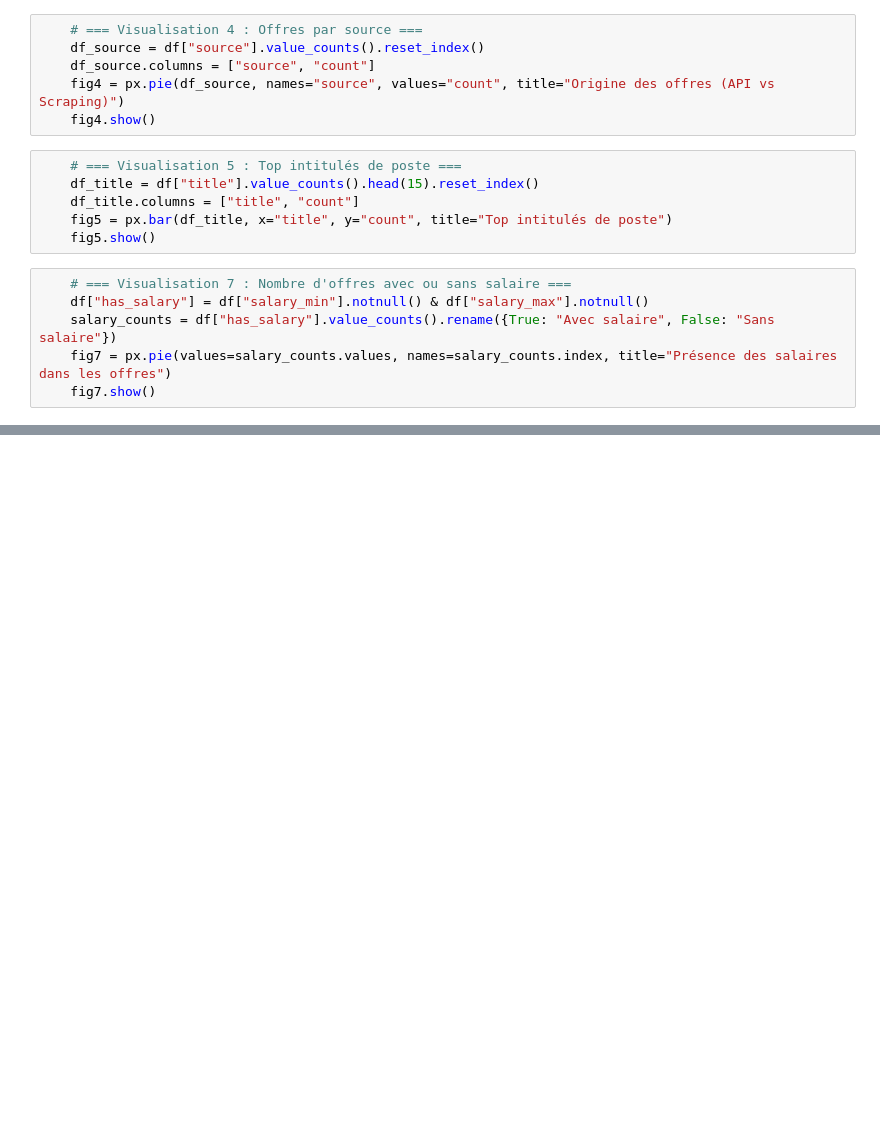
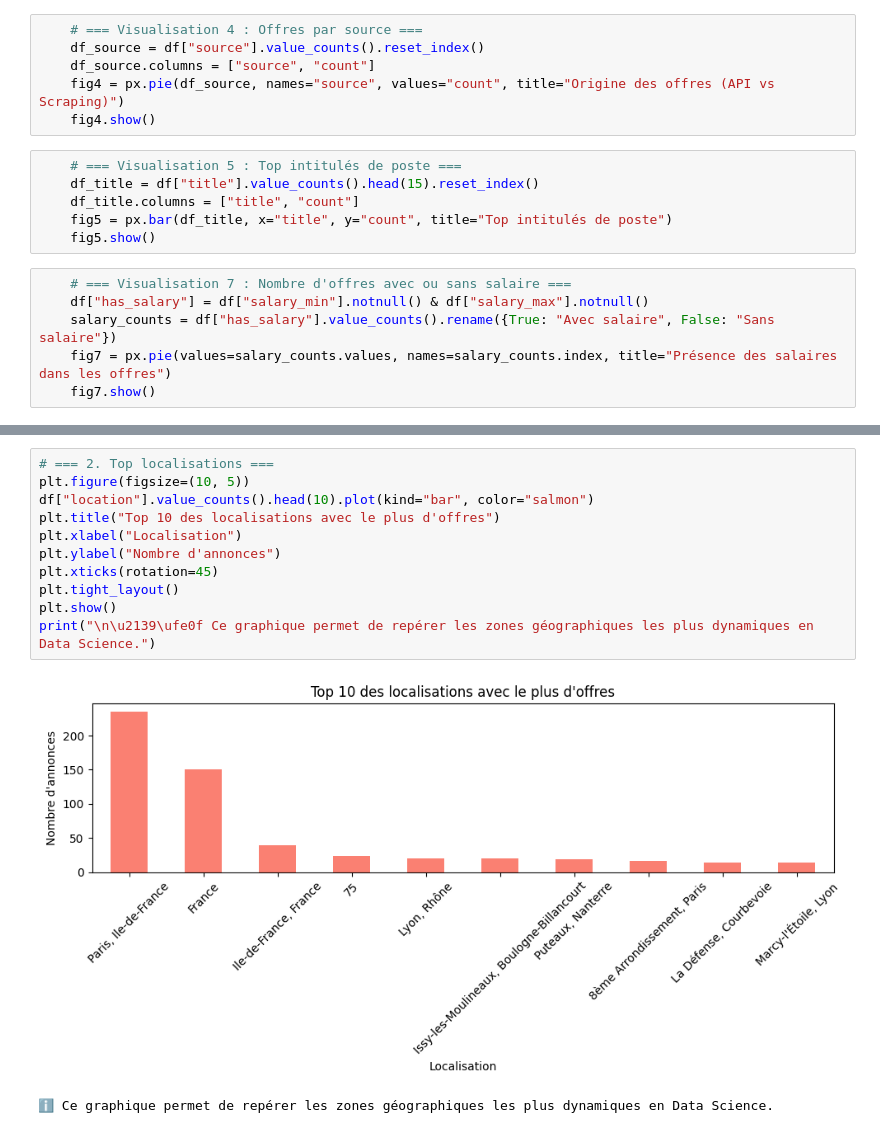
Before and after one commit to space9cowboy/Projet_2_AIA01, a Jupyter notebook: 3_Analyse_Exploration/notebooks/visualization_jobs_rds.ipynb, the cells around one changed output, grey strips where cells are left out. Cells and saved outputs as stored; diff of their text form; blank space fills up the shorter version.

```diff
--- a/3_Analyse_Exploration/notebooks/visualization_jobs_rds.ipynb
+++ b/3_Analyse_Exploration/notebooks/visualization_jobs_rds.ipynb
@@ -143,0 +236,14 @@ if "category" in df.columns:
+# %%
+# === 2. Top localisations ===
+plt.figure(figsize=(10, 5))
+df["location"].value_counts().head(10).plot(kind="bar", color="salmon")
+plt.title("Top 10 des localisations avec le plus d'offres")
+plt.xlabel("Localisation")
+plt.ylabel("Nombre d'annonces")
+plt.xticks(rotation=45)
+plt.tight_layout()
+plt.show()
+print("\n\u2139\ufe0f Ce graphique permet de repérer les zones géographiques les plus dynamiques en Data Science.")
+# %% [output]
+[figure, added]
+ℹ️ Ce graphique permet de repérer les zones géographiques les plus dynamiques en Data Science.
```
Also changed, not shown: parts of 14 cells of this notebook.
